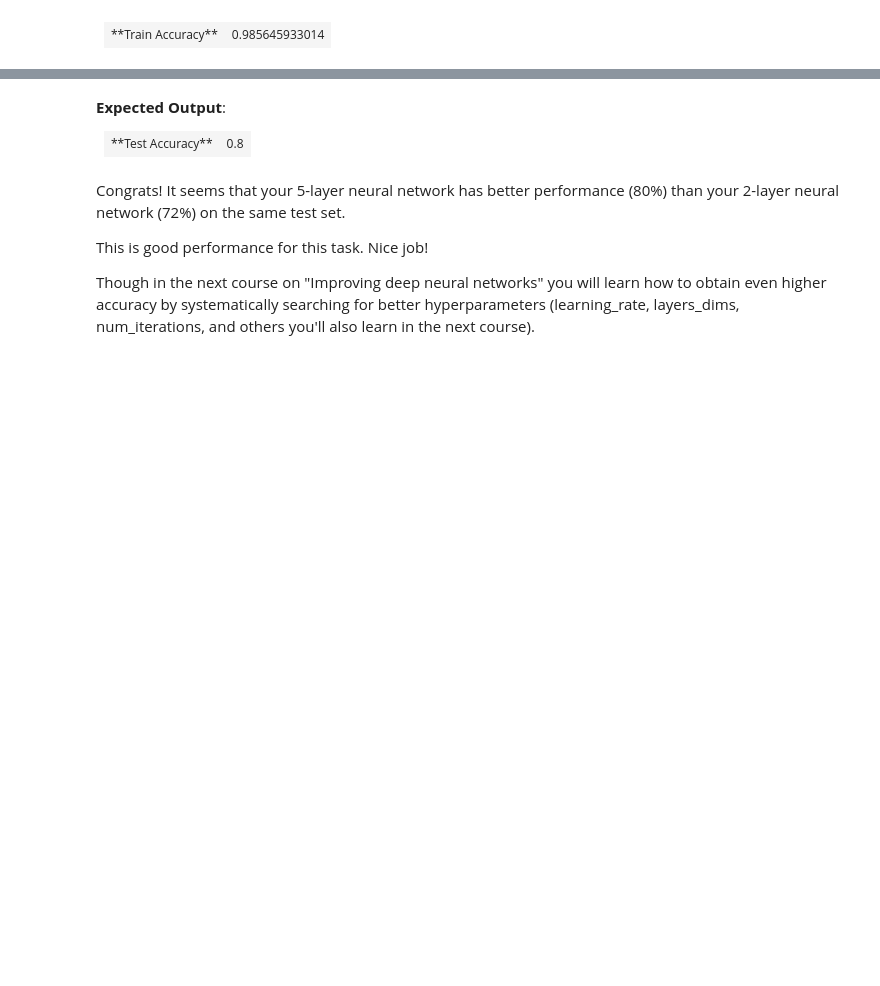
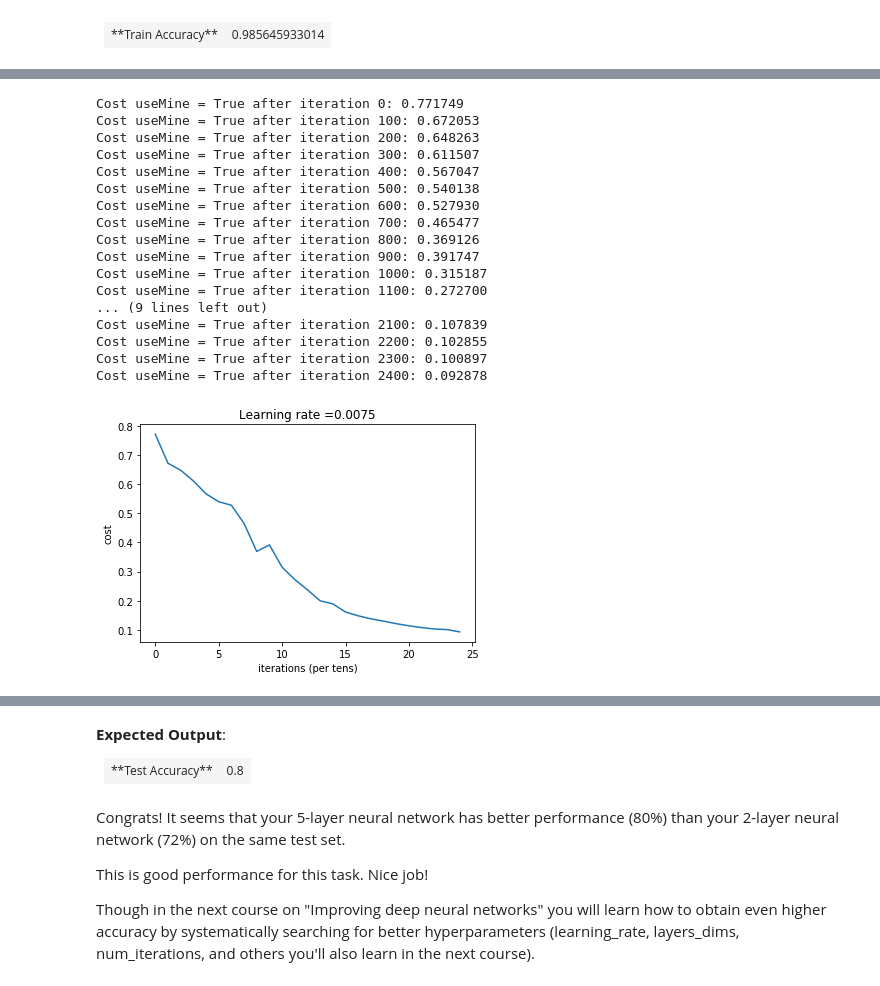
Before and after one commit to gaoxingliang/learnpython, a Jupyter notebook: DeepLearning/01_神经网络和深度学习/编程作业week4/assignment4_2.ipynb, the cells around one changed output, grey strips where cells are left out. Cells and saved outputs as stored; diff of their text form; code cells hidden in the pictures; blank space fills up the shorter version.

```diff
--- a/DeepLearning/01_神经网络和深度学习/编程作业week4/assignment4_2.ipynb
+++ b/DeepLearning/01_神经网络和深度学习/编程作业week4/assignment4_2.ipynb
@@ -218,7 +218,7 @@ def two_layer_model(X, Y, layers_dims, learning_rate = 0.0075, num_iterations =
 
     # Initialize parameters dictionary, by calling one of the functions you'd previously implemented
     ### START CODE HERE ### (≈ 1 line of code)
-
+    parameters = initialize_parameters(n_x, n_h, n_y)
     ### END CODE HERE ###
 
     # Get W1, b1, W2 and b2 from the dictionary parameters.
@@ -233,13 +233,14 @@ def two_layer_model(X, Y, layers_dims, learning_rate = 0.0075, num_iterations =
 
         # Forward propagation: LINEAR -> RELU -> LINEAR -> SIGMOID. Inputs: "X, W1, b1". Output: "A1, cache1, A2, cache2".
         ### START CODE HERE ### (≈ 2 lines of code)
-
+        A1, cache1 = linear_activation_forward(X, W1, b1, "relu")
+        A2, cache2 = linear_activation_forward(A1, W2, b2, "sigmoid")
 
         ### END CODE HERE ###
 
         # Compute cost
         ### START CODE HERE ### (≈ 1 line of code)
-
+        cost = compute_cost(A2, Y)
         ### END CODE HERE ###
 
         # Initializing backward propagation
@@ -247,6 +248,8 @@ def two_layer_model(X, Y, layers_dims, learning_rate = 0.0075, num_iterations =
 
         # Backward propagation. Inputs: "dA2, cache2, cache1". Outputs: "dA1, dW2, db2; also dA0 (not used), dW1, db1".
         ### START CODE HERE ### (≈ 2 lines of code)
+        dA1, dW2, db2 = linear_activation_backward(dA2, cache2, activation="sigmoid")
+        dA0, dW1, db1 = linear_activation_backward(dA1, cache1, activation="relu")
 
 
         ### END CODE HERE ###
@@ -259,7 +262,7 @@ def two_layer_model(X, Y, layers_dims, learning_rate = 0.0075, num_iterations =
 
         # Update parameters.
         ### START CODE HERE ### (approx. 1 line of code)
-
+        parameters = update_parameters(parameters, grads, learning_rate)
         ### END CODE HERE ###
 
         # Retrieve W1, b1, W2, b2 from parameters
@@ -363,7 +389,7 @@ layers_dims = [12288, 20, 7, 5, 1] #  5-layer model
 # %%
 # GRADED FUNCTION: L_layer_model
 
-def L_layer_model(X, Y, layers_dims, learning_rate = 0.0075, num_iterations = 3000, print_cost=False):#lr was 0.009
+def L_layer_model(X, Y, layers_dims, learning_rate = 0.0075, num_iterations = 3000, print_cost=False, useMine = False):#lr was 0.009
     """
     Implements a L-layer neural network: [LINEAR->RELU]*(L-1)->LINEAR->SIGMOID.
 
@@ -384,7 +410,7 @@ def L_layer_model(X, Y, layers_dims, learning_rate = 0.0075, num_iterations = 30
 
     # Parameters initialization.
     ### START CODE HERE ###
-
+    parameters = initialize_parameters_deep(layers_dims)
     ### END CODE HERE ###
 
     # Loop (gradient descent)
@@ -392,29 +418,40 @@ def L_layer_model(X, Y, layers_dims, learning_rate = 0.0075, num_iterations = 30
 
         # Forward propagation: [LINEAR -> RELU]*(L-1) -> LINEAR -> SIGMOID.
         ### START CODE HERE ### (≈ 1 line of code)
-
+        AL, caches = L_model_forward(X, parameters)
         ### END CODE HERE ###
 
         # Compute cost.
         ### START CODE HERE ### (≈ 1 line of code)
-
+        cost = compute_cost(AL, Y)
         ### END CODE HERE ###
 
         # Backward propagation.
         ### START CODE HERE ### (≈ 1 line of code)
-
+        if useMine:
+            grads = L_model_backward_myVersion(AL, Y, caches)
+        else:
+            grads = L_model_backward(AL, Y, caches)
         ### END CODE HERE ###
 
         # Update parameters.
         ### START CODE HERE ### (≈ 1 line of code)
-
+        parameters = update_parameters(parameters, grads, learning_rate)
         ### END CODE HERE ###
 
         # Print the cost every 100 training example
         if print_cost and i % 100 == 0:
-            print ("Cost after iteration %i: %f" %(i, cost))
+            print ("Cost useMine = %s after iteration %i: %f" %(useMine, i, cost))
         if print_cost and i % 100 == 0:
             costs.append(cost)
+        # in the last iteration
+        if i == num_iterations - 1:
+            # 为了测试 我们来试试看对于2个函数我们的grads值有啥不一样.
+            grads_my = L_model_backward_myVersion(AL, Y, caches)
+            grads_official = L_model_backward(AL, Y, caches)
+            for j in range(1, len(layers_dims)):
+               # print("my       round ", j, "dw", grads_my["dW" + str(j), 0], "db", grads["db" + str(j), 0])
+               # print("official round ", j, "dw", grads_official["dW" + str(j), 0], "db", grads_official["db" + str(j), 0])
 
     # plot the cost
     plt.plot(np.squeeze(costs))
@@ -467,0 +528,22 @@ pred_test = predict(test_x, test_y, parameters)
+# %%
+# 测试我们自己的版本的准确率
+parameters_my = L_layer_model(train_x, train_y, layers_dims, num_iterations = 2500, print_cost = True, useMine = True)
+# %% [output]
+Cost useMine = True after iteration 0: 0.771749
+Cost useMine = True after iteration 100: 0.672053
+Cost useMine = True after iteration 200: 0.648263
+Cost useMine = True after iteration 300: 0.611507
+Cost useMine = True after iteration 400: 0.567047
+Cost useMine = True after iteration 500: 0.540138
+Cost useMine = True after iteration 600: 0.527930
+Cost useMine = True after iteration 700: 0.465477
+Cost useMine = True after iteration 800: 0.369126
+Cost useMine = True after iteration 900: 0.391747
+Cost useMine = True after iteration 1000: 0.315187
+Cost useMine = True after iteration 1100: 0.272700
+... (9 lines left out)
+Cost useMine = True after iteration 2100: 0.107839
+Cost useMine = True after iteration 2200: 0.102855
+Cost useMine = True after iteration 2300: 0.100897
+Cost useMine = True after iteration 2400: 0.092878
+[figure, added]
```
Also changed, not shown: parts of 9 cells of this notebook, 1 other file.
